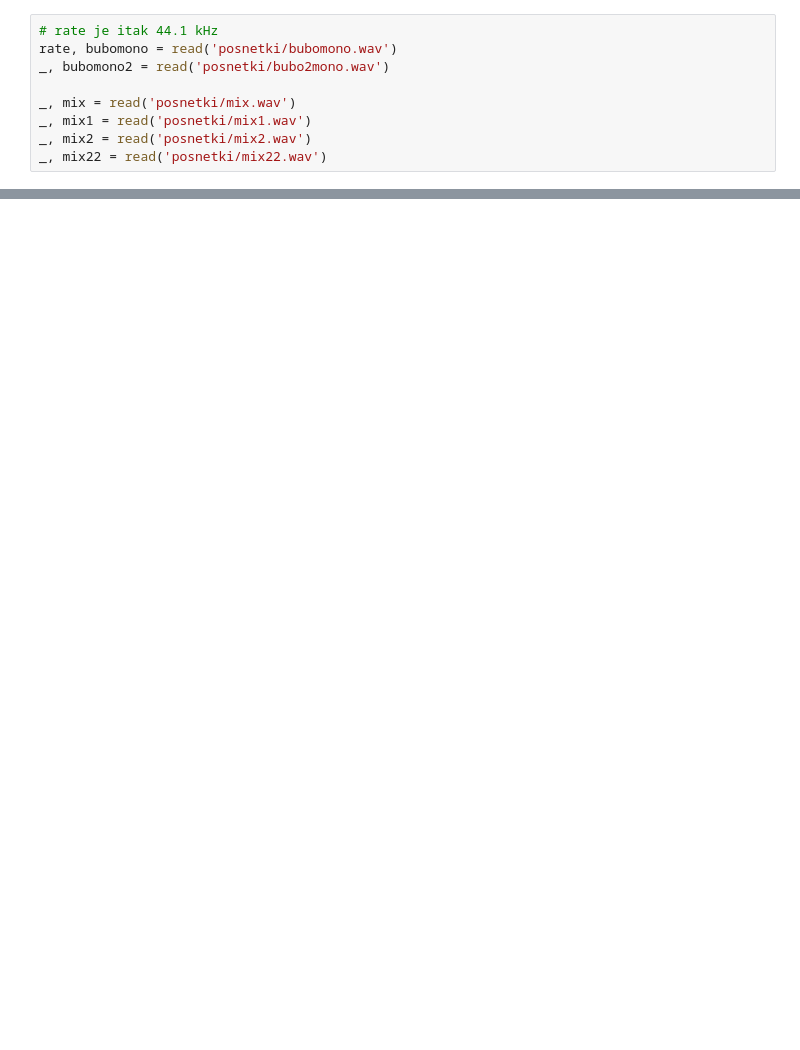
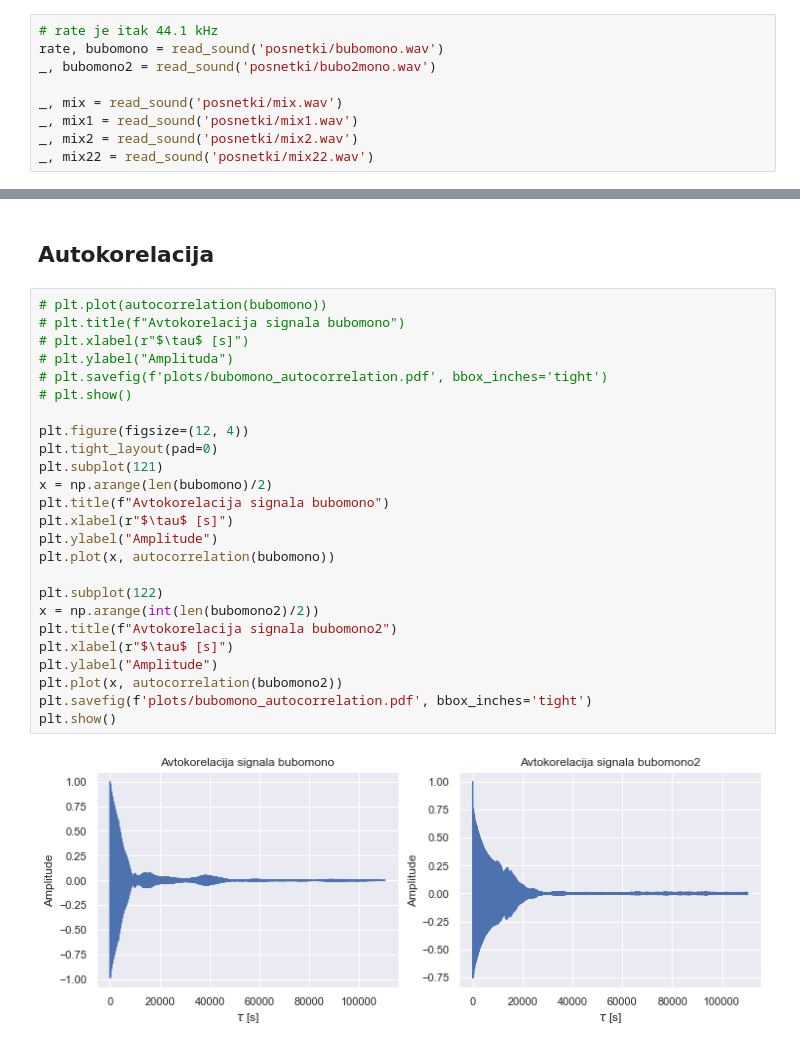
Before and after one commit to gregpr07/mafijski-praktikum, a Jupyter notebook: 5 - Hitra Fourierova Analiza/obdelava.ipynb, the cells around one changed output, grey strips where cells are left out. Saved outputs shown, nothing was run; the diff lists cells and outputs as text; blank space fills up the shorter version.

```diff
--- a/5 - Hitra Fourierova Analiza/obdelava.ipynb
+++ b/5 - Hitra Fourierova Analiza/obdelava.ipynb
@@ -26,9 +53,9 @@ def read(f, normalized=False):
 # %%
 # rate je itak 44.1 kHz
-rate, bubomono = read('posnetki/bubomono.wav')
-_, bubomono2 = read('posnetki/bubo2mono.wav')
+rate, bubomono = read_sound('posnetki/bubomono.wav')
+_, bubomono2 = read_sound('posnetki/bubo2mono.wav')
 
-_, mix = read('posnetki/mix.wav')
-_, mix1 = read('posnetki/mix1.wav')
-_, mix2 = read('posnetki/mix2.wav')
-_, mix22 = read('posnetki/mix22.wav')
+_, mix = read_sound('posnetki/mix.wav')
+_, mix1 = read_sound('posnetki/mix1.wav')
+_, mix2 = read_sound('posnetki/mix2.wav')
+_, mix22 = read_sound('posnetki/mix22.wav')
@@ -34,0 +127,29 @@ _, mix22 = read('posnetki/mix22.wav')
+# %% [markdown]
+## Autokorelacija
+# %%
+# plt.plot(autocorrelation(bubomono))
+# plt.title(f"Avtokorelacija signala bubomono")
+# plt.xlabel(r"$\tau$ [s]")
+# plt.ylabel("Amplituda")
+# plt.savefig(f'plots/bubomono_autocorrelation.pdf', bbox_inches='tight')
+# plt.show()
+
+plt.figure(figsize=(12, 4))
+plt.tight_layout(pad=0)
+plt.subplot(121)
+x = np.arange(len(bubomono)/2)
+plt.title(f"Avtokorelacija signala bubomono")
+plt.xlabel(r"$\tau$ [s]")
+plt.ylabel("Amplitude")
+plt.plot(x, autocorrelation(bubomono))
+
+plt.subplot(122)
+x = np.arange(int(len(bubomono2)/2))
+plt.title(f"Avtokorelacija signala bubomono2")
+plt.xlabel(r"$\tau$ [s]")
+plt.ylabel("Amplitude")
+plt.plot(x, autocorrelation(bubomono2))
+plt.savefig(f'plots/bubomono_autocorrelation.pdf', bbox_inches='tight')
+plt.show()
+# %% [output]
+[figure, added]
```
Also changed, not shown: parts of 29 cells of this notebook, 45 other files.
